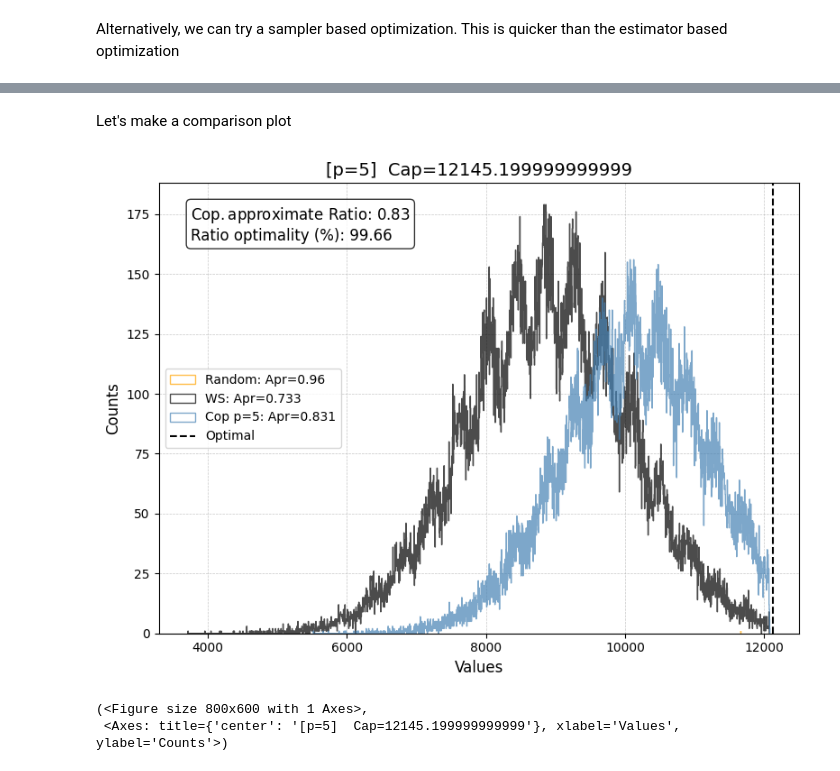
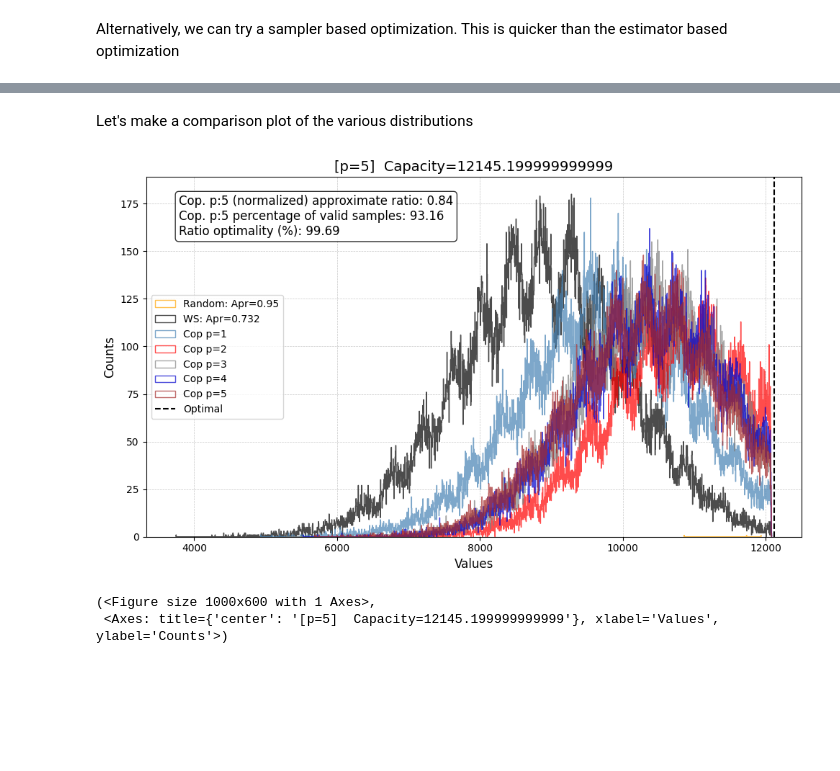
Before and after one commit to jhoule42/xQAOA_unit_commitment, a Jupyter notebook: demo.ipynb, the cells around one changed output, grey strips where cells are left out. Drawn from its saved outputs; the diff is of its cells as text; code cells hidden in the pictures; blank space fills up the shorter version.

Commit message:
snapshot plots for dists at different p

```diff
--- a/demo.ipynb
+++ b/demo.ipynb
@@ -1248,7 +1252,8 @@ dict_bit_values_random = convert_bitstring_to_values(random_counts, values, weig
                                                      filter_invalid_solutions=filter_sols)
 
 # Compute the probability of success
-approx_ratio_random = compute_approximate_ratio(dict_bit_values_random, optimal_value)
+norm_approx_ratio_random, valid_shots = compute_approximate_ratio(dict_bit_values_random, optimal_value)
 print(f"Best rand value: {max(dict_bit_values_random.keys())}")
-print(f"Rand approx ratio {approx_ratio_random}")
+print(f"(Normalized) Rand approx ratio {norm_approx_ratio_random}",'\n'
+       f"Number of valid shots {valid_shots}")
 # %% [output]
@@ -1296,7 +1302,7 @@ def cost_to_minimize(params:list, qc:QuantumCircuit):
     _,cost = sampler_based_optimizer(circ, capacity=capacity)
     return -cost
 
-def __optimization_loop__(qc, max_iter=3):
+def __optimization_loop__(qc, max_iter=5):
     x_vals= []
     y_vals = []
     for i in range(max_iter):
@@ -1319,12 +1325,14 @@ def __optimization_loop__(qc, max_iter=3):
 
 qc = QuantumCircuit(n)
 qc = initialize_warm_start_distribution(qc, qubit_ordered_distribution)
+circuits_at_different_p=[]
 with tqdm(total=layers) as pbar:
     for p in range(layers):
             qc = add_knapsack_cost_function(qc, values, gamma=gammas[p])
             qc = add_ring_copula(qc, qubit_ordered_distribution, beta=betas[p])
             min_params = __optimization_loop__(qc)
             qc.assign_parameters(min_params,inplace=True)
+            circuits_at_different_p.append(qc.copy())
             pbar.update(1)
 # %% [output]
  message: Optimization terminated successfully.
@@ -1448,35 +1480,44 @@ Approximate ratio: 0.8306364948053034
 # %% [markdown]
-Let's make a comparison plot
+Let's make a comparison plot of the various distributions
 # %%
 from scripts.utils.visualize import plot_multiple_distributions
 
 data_dict = {
-    f"Random: Apr={approx_ratio_random:.2f}": dict_bit_values_random,
-   f"WS: Apr={approx_ratio_ws:.3f}": dict_bit_values_ws,
-   f"Cop p={layers}: Apr={approx_ratio:.3f}": dict_bit_values_lc,
+    f"Random: Apr={norm_approx_ratio_random:.2f}": dict_bit_values_random,
+   f"WS: Apr={norm_approx_ratio_ws:.3f}": dict_bit_values_ws,
+   f"Cop p={1}": dict_bit_values_at_different_p["p = 0"],
+   f"Cop p={2}": dict_bit_values_at_different_p["p = 1"],
+   f"Cop p={3}": dict_bit_values_at_different_p["p = 2"],
+   f"Cop p={4}": dict_bit_values_at_different_p["p = 3"],
+   f"Cop p={5}": dict_bit_values_at_different_p["p = 4"]
 }
 # Custom colors
 colors = {
-    f"Random: Apr={approx_ratio_random:.2f}": "orange",
-    f"WS: Apr={approx_ratio_ws:.3f}": 'black',
-    f"Cop p={layers}: Apr={approx_ratio:.3f}": "steelblue",
+    f"Random: Apr={norm_approx_ratio_random:.2f}": "orange",
+    f"WS: Apr={norm_approx_ratio_ws:.3f}": 'black',
+    f"Cop p={1}": "steelblue",
+    f"Cop p={2}": "red",
+    f"Cop p={3}": "grey",
+    f"Cop p={4}": "mediumblue",
+    f"Cop p={5}": "brown"
 }
 # Annotations
 annotations = {
-    r"$\mathrm{Cop. approximate\ Ratio}$": np.round(approx_ratio, 2),
+    f'Cop. p:{layers} (normalized) approximate ratio': np.round(norm_approx_ratio, 2),
+    f'Cop. p:{layers} percentage of valid samples': 100*(valid_shots/shots),
     "Ratio optimality (%)": np.round(best_value /optimal_value *100, 2),
 }
 plot_multiple_distributions(
     data_dict=data_dict,
     min_cost=optimal_value,
     colors=colors,
     nb_bins=2000,
     log=False,
     annotations=annotations,
-    figsize=(8, 6),
-    title=f"[p={layers}]  Cap={capacity}"
+    figsize=(10, 6),
+    title=f"[p={layers}]  Capacity={capacity}"
 )
 # %% [output]
-[figure, old version]
+[figure, new version]
-(<Figure size 800x600 with 1 Axes>,
- <Axes: title={'center': '[p=5]  Cap=12145.199999999999'}, xlabel='Values', ylabel='Counts'>)
+(<Figure size 1000x600 with 1 Axes>,
+ <Axes: title={'center': '[p=5]  Capacity=12145.199999999999'}, xlabel='Values', ylabel='Counts'>)
```
Also changed, not shown: parts of 11 cells of this notebook, 1 other file.
